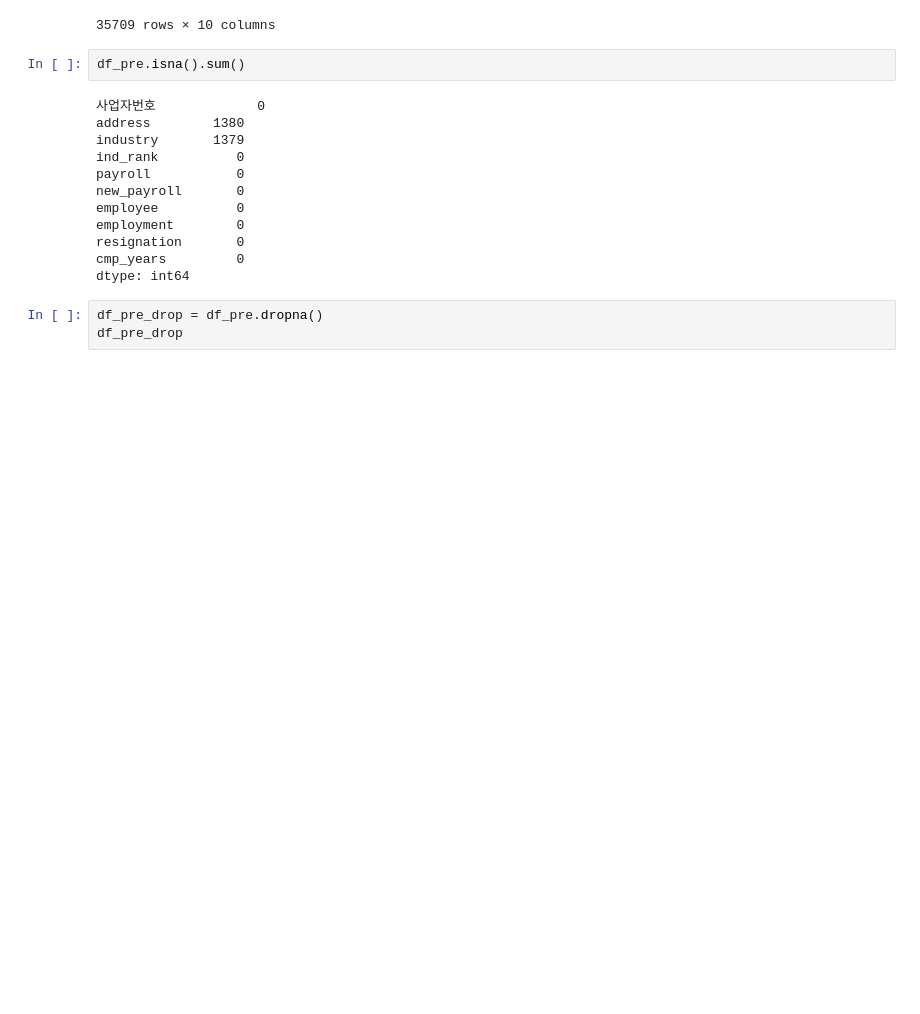
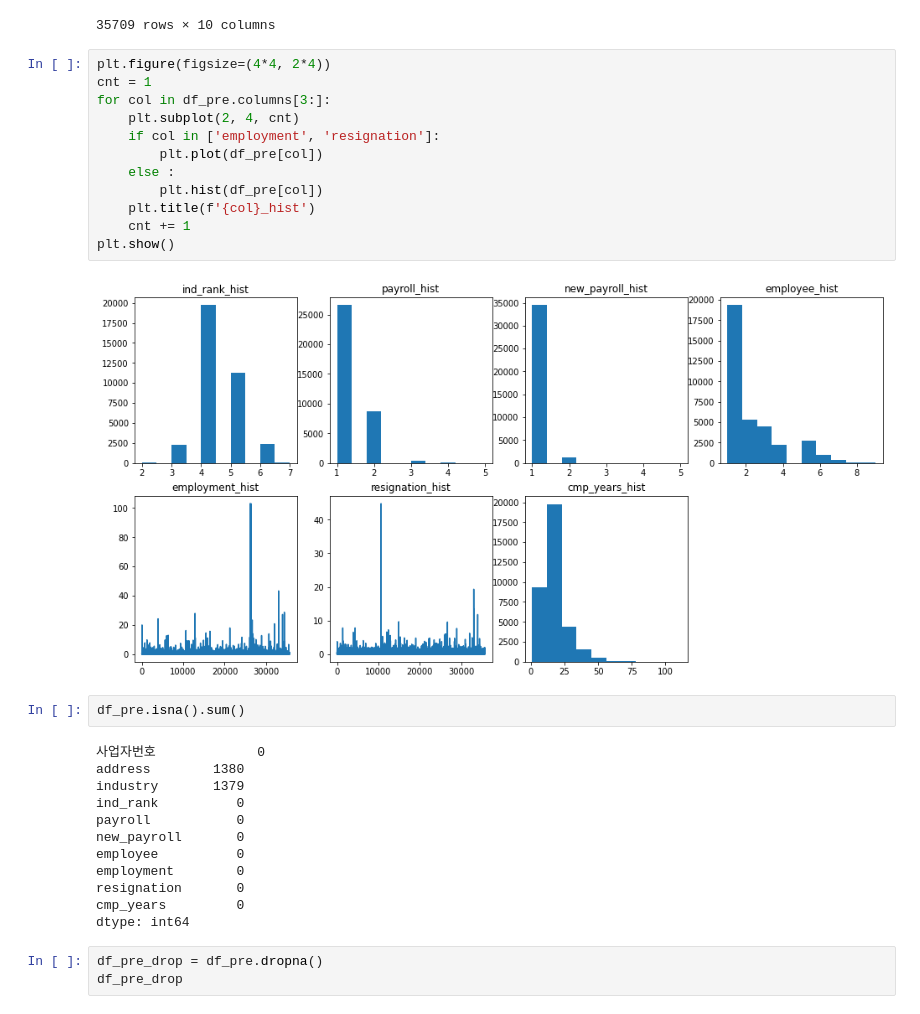
Before and after one commit to Numble2022/ACSM, a Jupyter notebook: nice_bizinfo/nice_biz_preprocessing.ipynb, the cells around one changed output. Drawn from its saved outputs; the diff is of its cells as text; blank space fills up the shorter version.

```diff
--- a/nice_bizinfo/nice_biz_preprocessing.ipynb
+++ b/nice_bizinfo/nice_biz_preprocessing.ipynb
@@ -130,6 +126,20 @@ df_pre
 | 35707 | 8998800427 | 충남 천안시 서북구 입장면 성진로 1192-6 | (C26299)그 외 기타 전자부품 제조업 | 5.0 | 1.0 | 1.0 | 3.0 | 0.0625 | 0.5750 | ... |
 | 35708 | 8998800785 | 서울 중구 남대문로 84 | (L68112)비주거용 건물 임대업 | 4.0 | 1.0 | 1.0 | 1.0 | 0.2353 | 0.2727 | ... |
 35709 rows × 10 columns
+# %%
+plt.figure(figsize=(4*4, 2*4))
+cnt = 1
+for col in df_pre.columns[3:]:
+    plt.subplot(2, 4, cnt)
+    if col in ['employment', 'resignation']:
+        plt.plot(df_pre[col])
+    else :
+        plt.hist(df_pre[col])
+    plt.title(f'{col}_hist')
+    cnt += 1
+plt.show()
+# %% [output]
+[figure, added]
 # %%
 df_pre.isna().sum()
 # %% [output]
```
Also changed, not shown: parts of 3 cells of this notebook.
